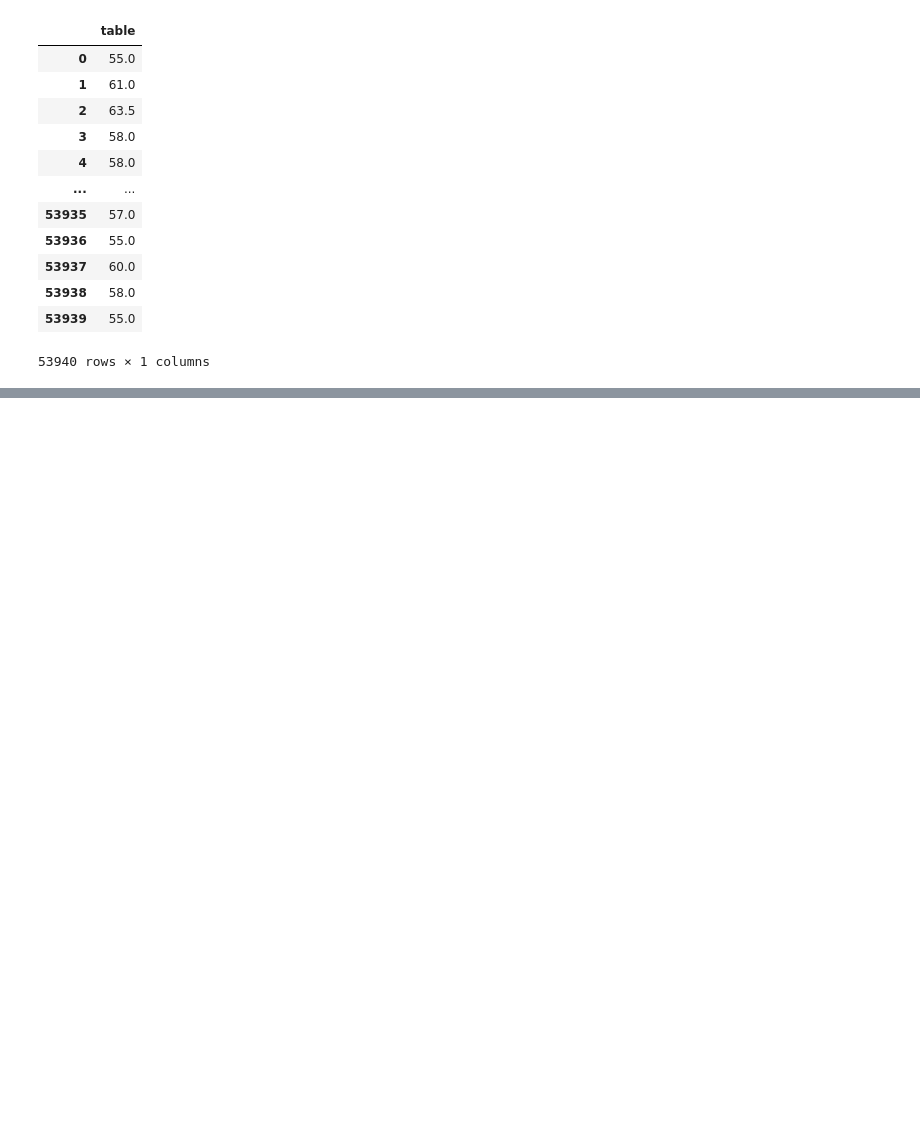
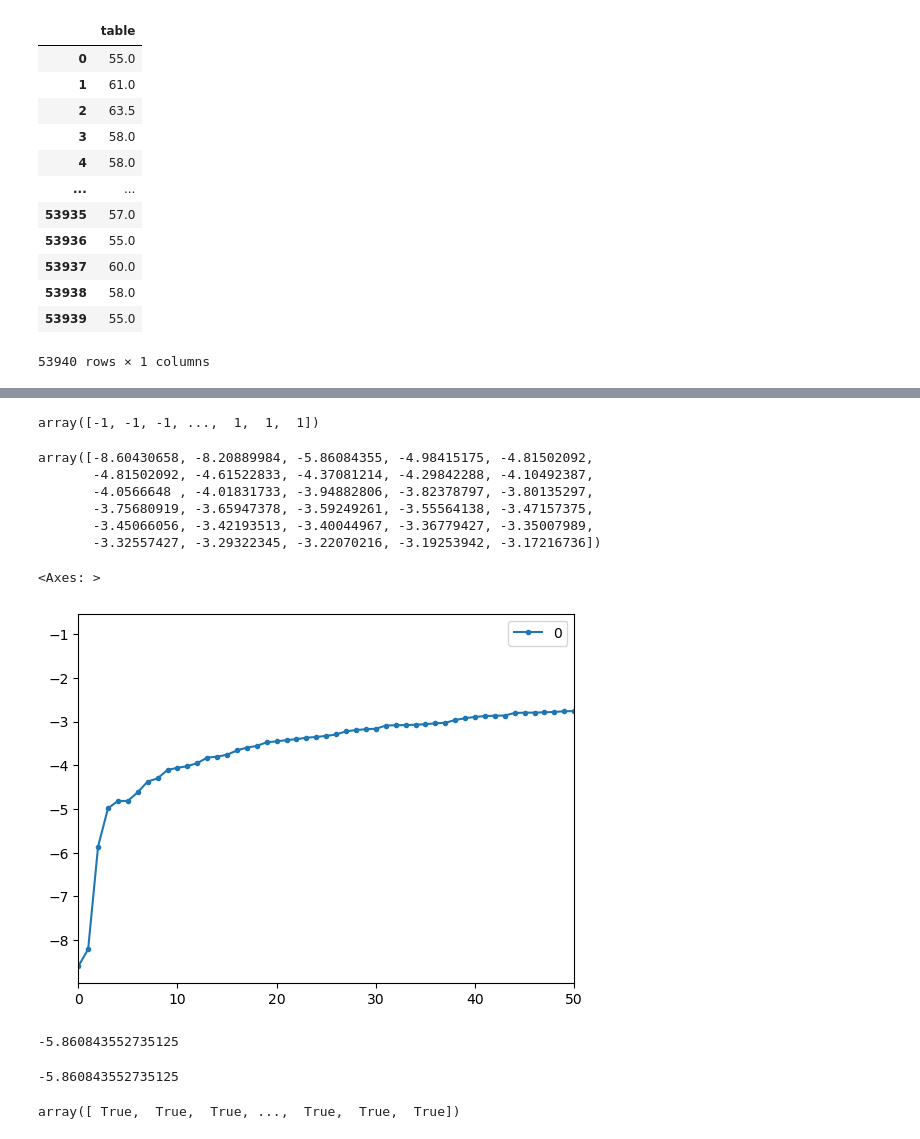
Before and after one commit to Alihanesentas/Data-Preprocessing, a Jupyter notebook: outlierAnalysis.ipynb, the cells around one changed output, grey strips where cells are left out. Drawn from its saved outputs; the diff is of its cells as text; code cells hidden in the pictures; blank space fills up the shorter version.

Commit message:
MissingValueAnalysis

```diff
--- a/outlierAnalysis.ipynb
+++ b/outlierAnalysis.ipynb
@@ -235,0 +244,7 @@ df_table
+# %%
+import seaborn as sns
+diamonds = sns.load_dataset('diamonds')
+diamonds = diamonds.select_dtypes(include = ['float64', 'int64'])
+df = diamonds.copy()
+df = df.dropna()
+df.head()
@@ -235,0 +264,17 @@ df_table
+# %%
+clf = LocalOutlierFactor(n_neighbors = 20, contamination = 0.1)
+# %%
+clf.fit_predict(df)
+# %% [output]
+array([-1, -1, -1, ...,  1,  1,  1])
+# %%
+df_scores = clf.negative_outlier_factor_
+# %%
+np.sort(df_scores)[0:30]
+# %% [output]
+array([-8.60430658, -8.20889984, -5.86084355, -4.98415175, -4.81502092,
+       -4.81502092, -4.61522833, -4.37081214, -4.29842288, -4.10492387,
+       -4.0566648 , -4.01831733, -3.94882806, -3.82378797, -3.80135297,
+       -3.75680919, -3.65947378, -3.59249261, -3.55564138, -3.47157375,
+       -3.45066056, -3.42193513, -3.40044967, -3.36779427, -3.35007989,
+       -3.32557427, -3.29322345, -3.22070216, -3.19253942, -3.17216736])
@@ -235,0 +283,19 @@ df_table
+# %%
+pd.DataFrame(np.sort(df_scores)).plot(stacked=True, xlim=[0,50], style='.-')
+# %% [output]
+<Axes: >
+[figure, added]
+# %%
+np.sort(df_scores)[2]
+# %% [output]
+-5.860843552735125
+# %%
+threshold_value =  np.sort(df_scores)[2]
+threshold_value # En iyi sıcrama yapılan degeri alıyoruz.
+# %% [output]
+-5.860843552735125
+# %%
+outlier = df_scores > threshold_value
+outlier
+# %% [output]
+array([ True,  True,  True, ...,  True,  True,  True])
```
Also changed, not shown: parts of 24 cells of this notebook, 1 other file.
